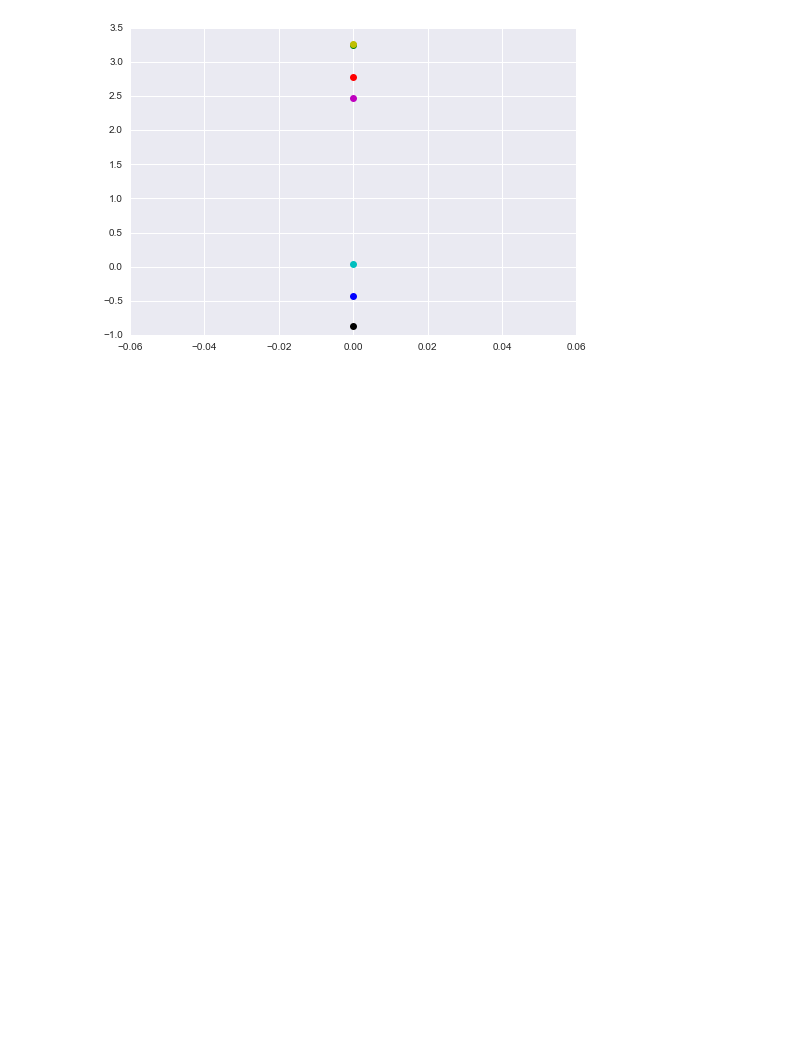
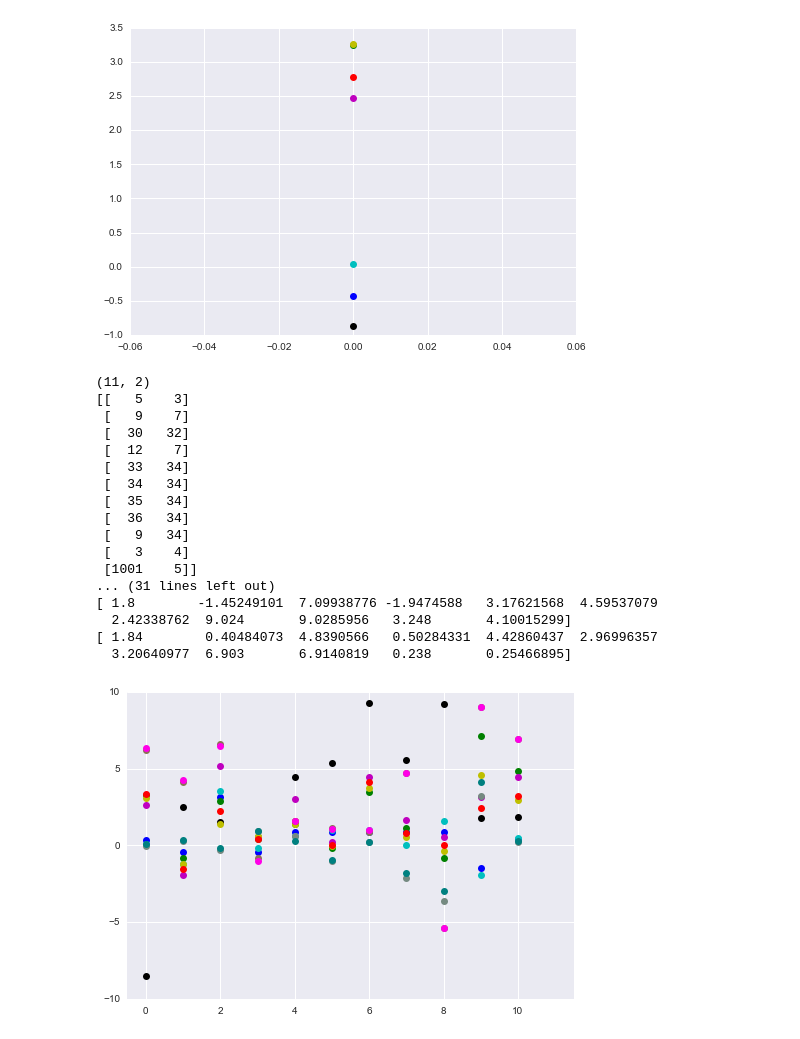
Before and after one commit to ymehra/Data301-Lab10, a Jupyter notebook: Lab10.ipynb, the cells around one changed output. Cells and saved outputs as stored; diff of their text form; code cells hidden in the pictures; blank space fills up the shorter version.

```diff
--- a/Lab10.ipynb
+++ b/Lab10.ipynb
@@ -98,13 +99,13 @@ def multiple_data_plot_predictions(points):
     all_points = np.asarray(all_points)
 
 
-    colors.append("ko")
-    colors.append("bo")
-    colors.append("go")
-    colors.append("co")
-    colors.append("mo")
-    colors.append("yo")
-    colors.append("ro")
+    colors.append("k")
+    colors.append("b")
+    colors.append("g")
+    colors.append("c")
+    colors.append("m")
+    colors.append("y")
+    colors.append("r")
     colors.append("#8b7355")
     colors.append("#ff00e7")
     colors.append("#758a81")
@@ -114,28 +115,53 @@ def multiple_data_plot_predictions(points):
         data = all_points[i]
         print (data)
         for j in range(all_points.shape[1]):
-            plt.plot(i, data[j], colors[j])
+            plt.plot(i, data[j], color = colors[j], marker = 'o')
 
     plt.axis([-0.5, points.shape[0] + 0.5, -10, 10])
 # %%
 data = [5, 3]
 data1 = [9, 7]
 data2 = [30, 32]
 data3 = [12, 7]
 data4 = [33, 34]
 data5 = [34, 34]
 data6 = [35, 34]
 data7 = [36, 34]
-
+data8 = [9, 34]
+data9 = [3, 4]
+data10 = [1001, 5]
 points = []
 points.append(data)
 points.append(data1)
 points.append(data2)
 points.append(data3)
 points.append(data4)
 points.append(data5)
 points.append(data6)
 points.append(data7)
+points.append(data8)
+points.append(data9)
+points.append(data10)
+
 points = np.asarray(points)
 print (points.shape)
 multiple_data_plot_predictions(points)
+# %% [output]
+(11, 2)
+[[   5    3]
+ [   9    7]
+ [  30   32]
+ [  12    7]
+ [  33   34]
+ [  34   34]
+ [  35   34]
+ [  36   34]
+ [   9   34]
+ [   3    4]
+ [1001    5]]
+... (31 lines left out)
+[ 1.8        -1.45249101  7.09938776 -1.9474588   3.17621568  4.59537079
+  2.42338762  9.024       9.0285956   3.248       4.10015299]
+[ 1.84        0.40484073  4.8390566   0.50284331  4.42860437  2.96996357
+  3.20640977  6.903       6.9140819   0.238       0.25466895]
+[figure, added]
```
Also changed, not shown: parts of 17 cells of this notebook.
